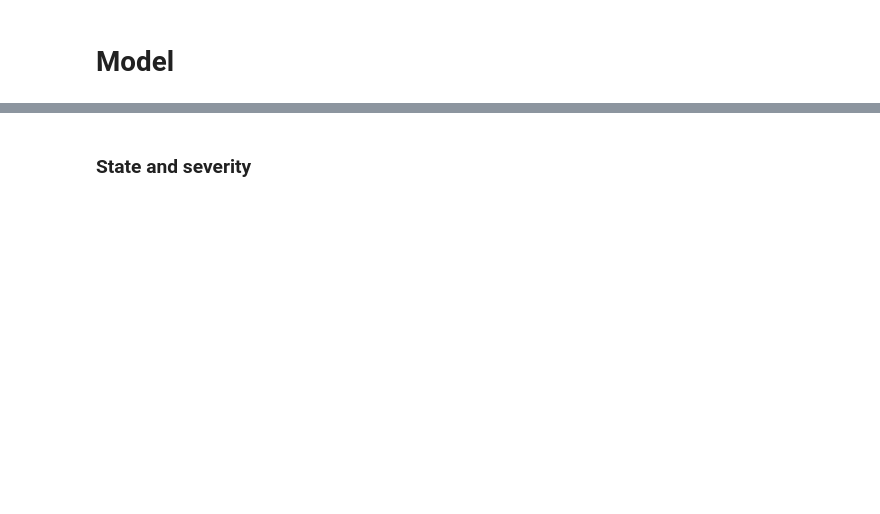
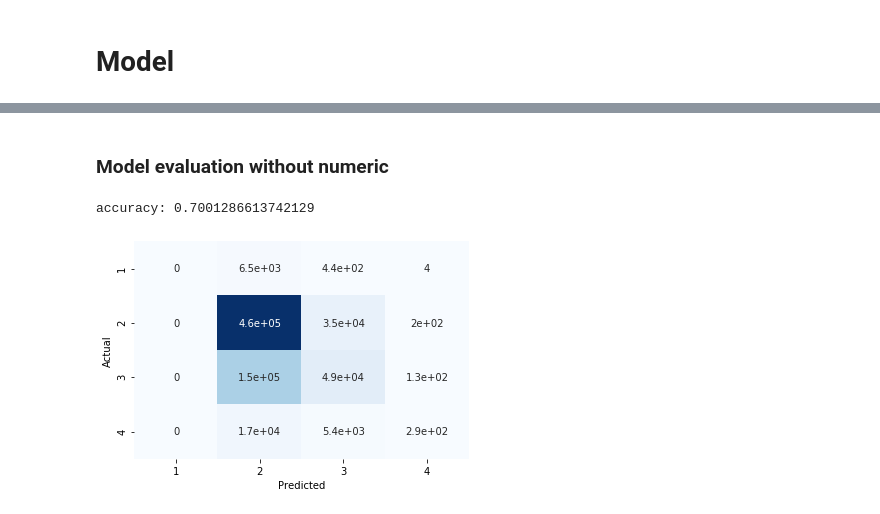
Before and after one commit to Abhilash240800/FinalProject_USAccidents, a Jupyter notebook: Jupyter Notebooks/NeuralNet_v2.ipynb, the cells around one changed output, grey strips where cells are left out. Saved outputs shown, nothing was run; the diff lists cells and outputs as text; code cells hidden in the pictures; blank space fills up the shorter version.

```diff
--- a/Jupyter Notebooks/NeuralNet_v2.ipynb
+++ b/Jupyter Notebooks/NeuralNet_v2.ipynb
@@ -220,2 +196,0 @@ del(df)
-# %%
-FILENAME = "processed_data_v2.feather"
@@ -287,4 +222,2 @@ Index(['Severity', 'Distance(mi)', 'Side', 'Temperature(F)', 'Humidity(%)',
 # %% [markdown]
 # Model
-# %%
-FILENAME = "processed_data_v2.feather"
@@ -396,3 +332,27 @@ KeyboardInterrupt:
-# %% [markdown]
-### State and severity
+# %% [markdown]
+### Model evaluation without numeric
+# %%
+from sklearn.metrics import accuracy_score, confusion_matrix
+
+p = []
+t = []
+for i in y_preds:
+    p.append(np.argmax(i)+1)
+
+for i in y_test:
+    t.append(np.argmax(i)+1)
+
+print("accuracy:", accuracy_score(t, p))
+
+cm=confusion_matrix(t,p)
+cm = pd.DataFrame(cm, index = [i for i in "1234"],
+                  columns = [i for i in "1234"])
+cm.index.name = 'Actual'
+cm.columns.name = 'Predicted'
+sns.heatmap(cm, annot=True,
+            cmap='Blues', cbar=False)
+plt.show()
+# %% [output]
+accuracy: 0.7001286613742129
+[figure, added]
 # %%
```
Also changed, not shown: parts of 41 cells of this notebook, 3 other files.
